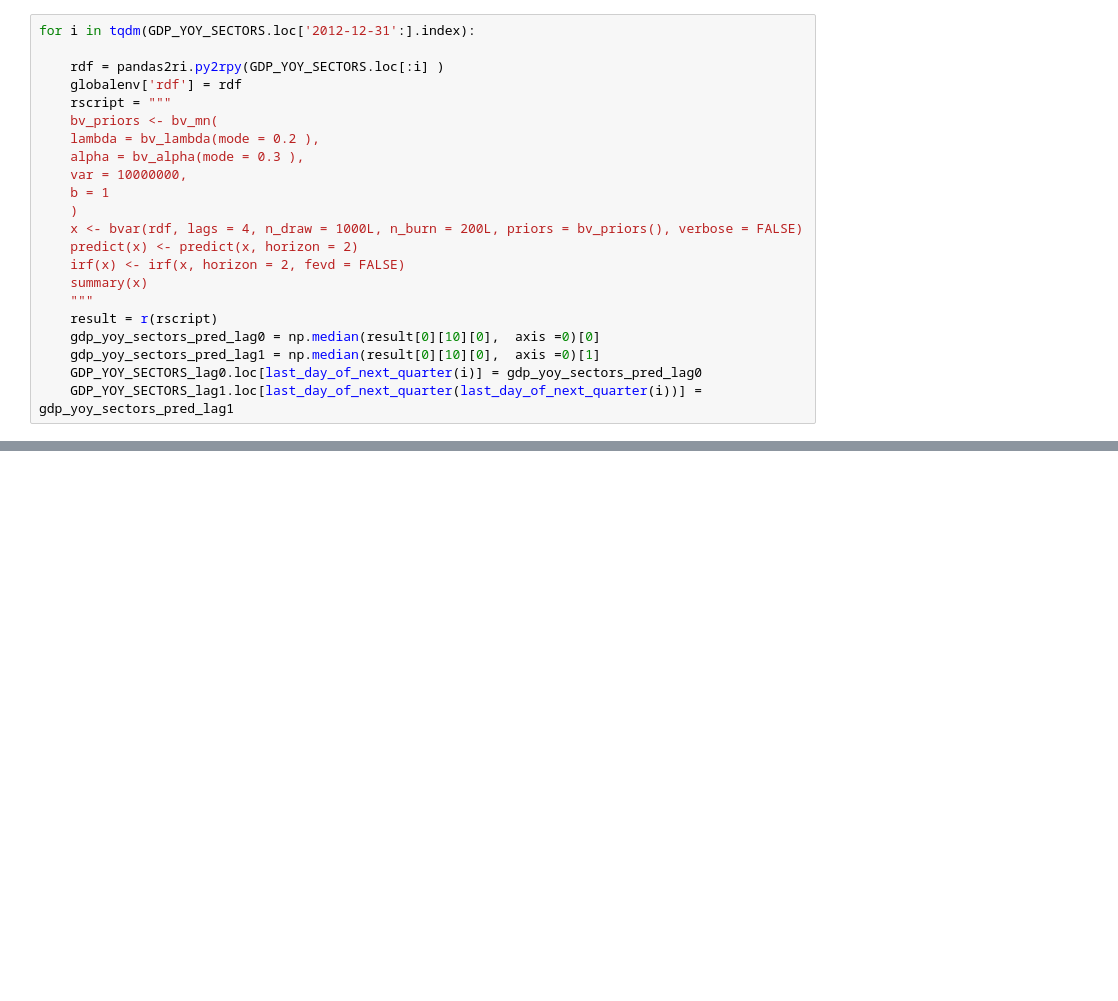
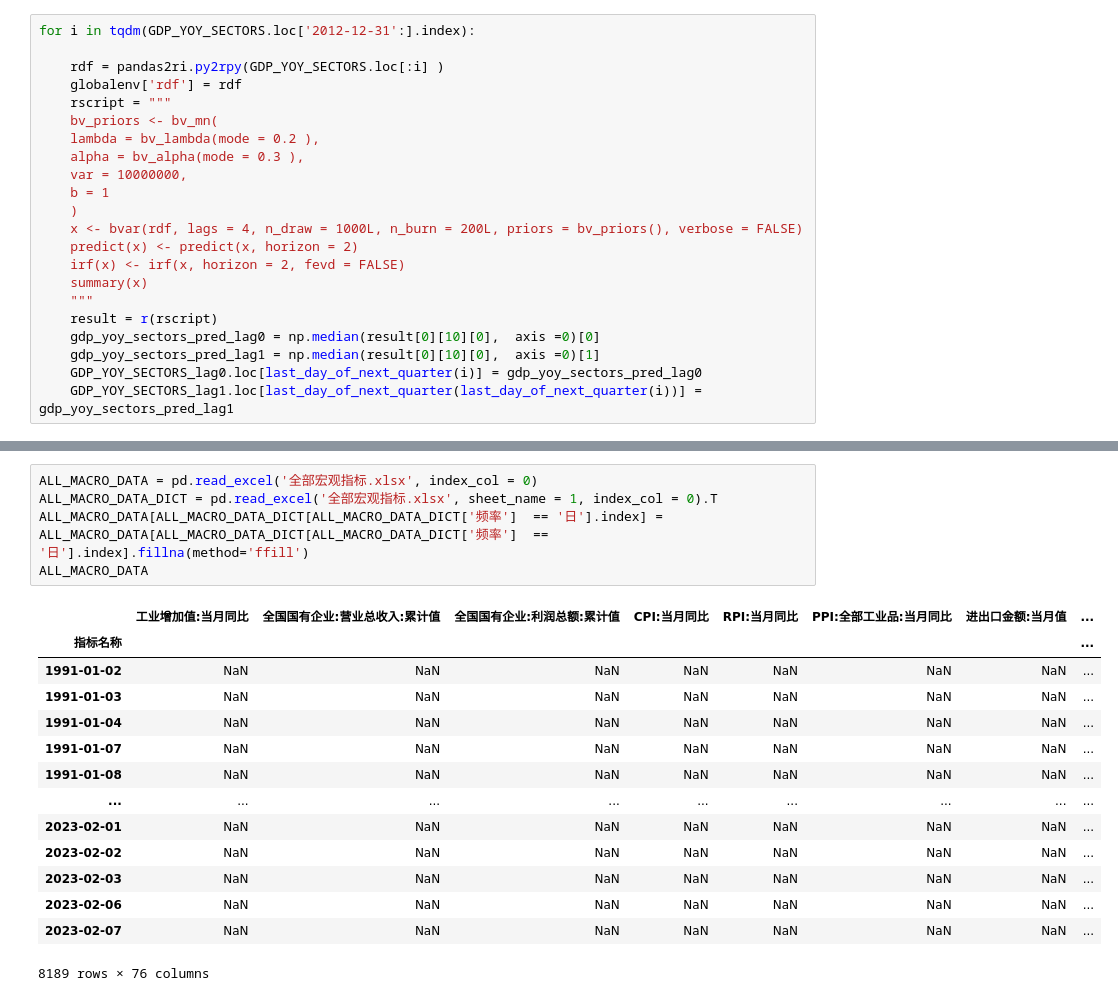
Before and after one commit to CharlesDZhang/China-GDP-Nowcasting, a Jupyter notebook: bvar.ipynb, the cells around one changed output, grey strips where cells are left out. Saved outputs shown, nothing was run; the diff lists cells and outputs as text; blank space fills up the shorter version.

```diff
--- a/bvar.ipynb
+++ b/bvar.ipynb
@@ -404,0 +392,20 @@ pd.concat([GDP_YOY_SECTORS['2013':'2022'][i],GDP_YOY_SECTORS_lag0['2013':'2022']
+# %%
+ALL_MACRO_DATA = pd.read_excel('全部宏观指标.xlsx', index_col = 0)
+ALL_MACRO_DATA_DICT = pd.read_excel('全部宏观指标.xlsx', sheet_name = 1, index_col = 0).T
+ALL_MACRO_DATA[ALL_MACRO_DATA_DICT[ALL_MACRO_DATA_DICT['频率']  == '日'].index] = ALL_MACRO_DATA[ALL_MACRO_DATA_DICT[ALL_MACRO_DATA_DICT['频率']  == '日'].index].fillna(method='ffill')
+ALL_MACRO_DATA
+# %% [output]
+|  | 工业增加值:当月同比 | 全国国有企业:营业总收入:累计值 | 全国国有企业:利润总额:累计值 | CPI:当月同比 | RPI:当月同比 | PPI:全部工业品:当月同比 | 进出口金额:当月值 | ... |
+| 指标名称 |  |  |  |  |  |  |  | ... |
+| 1991-01-02 | NaN | NaN | NaN | NaN | NaN | NaN | NaN | ... |
+| 1991-01-03 | NaN | NaN | NaN | NaN | NaN | NaN | NaN | ... |
+| 1991-01-04 | NaN | NaN | NaN | NaN | NaN | NaN | NaN | ... |
+| 1991-01-07 | NaN | NaN | NaN | NaN | NaN | NaN | NaN | ... |
+| 1991-01-08 | NaN | NaN | NaN | NaN | NaN | NaN | NaN | ... |
+| ... | ... | ... | ... | ... | ... | ... | ... | ... |
+| 2023-02-01 | NaN | NaN | NaN | NaN | NaN | NaN | NaN | ... |
+| 2023-02-02 | NaN | NaN | NaN | NaN | NaN | NaN | NaN | ... |
+| 2023-02-03 | NaN | NaN | NaN | NaN | NaN | NaN | NaN | ... |
+| 2023-02-06 | NaN | NaN | NaN | NaN | NaN | NaN | NaN | ... |
+| 2023-02-07 | NaN | NaN | NaN | NaN | NaN | NaN | NaN | ... |
+8189 rows × 76 columns
```
Also changed, not shown: parts of 12 cells of this notebook, 2 other files.
